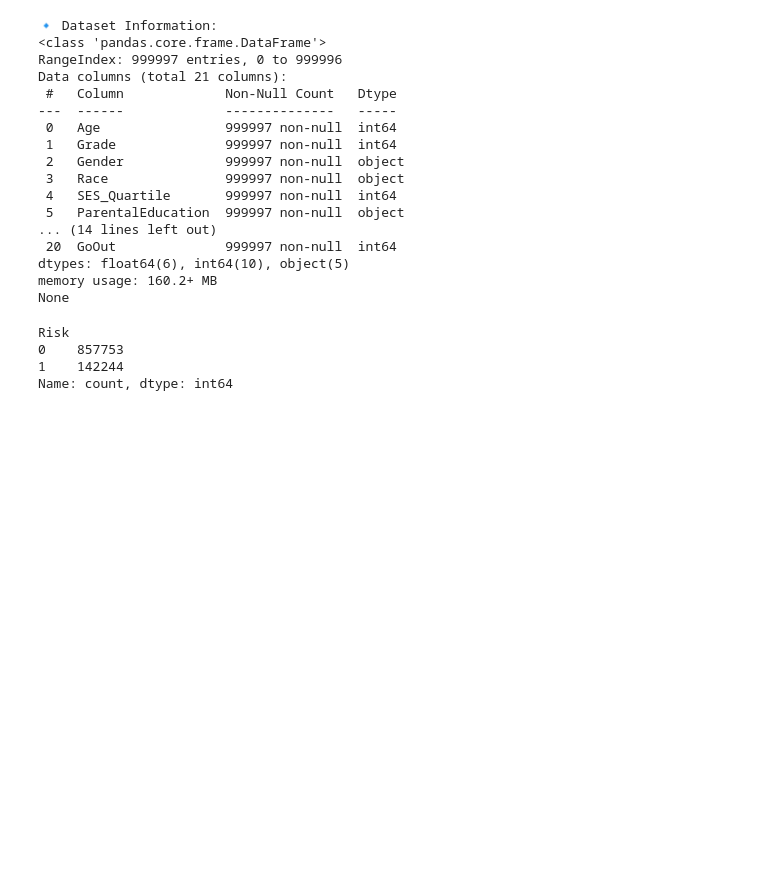
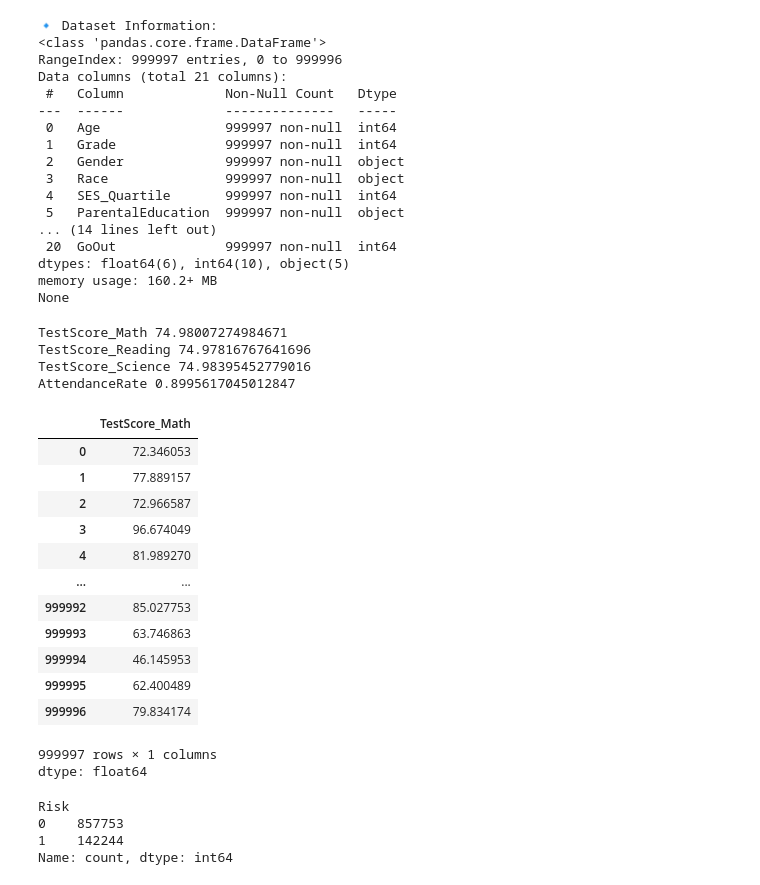
Before and after one commit to saladbkp/Student-Risk-Predictor, a Jupyter notebook: Preprocessing.ipynb, the cells around one changed output. Cells and saved outputs as stored; diff of their text form; code cells hidden in the pictures; blank space fills up the shorter version.

```diff
--- a/Preprocessing.ipynb
+++ b/Preprocessing.ipynb
@@ -66,6 +66,33 @@ Data columns (total 21 columns):
 dtypes: float64(6), int64(10), object(5)
 memory usage: 160.2+ MB
 None
+# %%
+print('TestScore_Math',dataset['TestScore_Math'].mean())
+print('TestScore_Reading',dataset['TestScore_Reading'].mean())
+print('TestScore_Science',dataset['TestScore_Science'].mean())
+print('AttendanceRate',dataset['AttendanceRate'].mean())
+# %% [output]
+TestScore_Math 74.98007274984671
+TestScore_Reading 74.97816767641696
+TestScore_Science 74.98395452779016
+AttendanceRate 0.8995617045012847
+# %%
+dataset['TestScore_Math']
+# %% [output]
+|  | TestScore_Math |
+| 0 | 72.346053 |
+| 1 | 77.889157 |
+| 2 | 72.966587 |
+| 3 | 96.674049 |
+| 4 | 81.989270 |
+| ... | ... |
+| 999992 | 85.027753 |
+| 999993 | 63.746863 |
+| 999994 | 46.145953 |
+| 999995 | 62.400489 |
+| 999996 | 79.834174 |
+999997 rows × 1 columns
+dtype: float64
 # %%
 # target variable
 dataset['Risk'] = (dataset['GPA'] < 2.5).astype(int)
```
Also changed, not shown: parts of 2 cells of this notebook.
